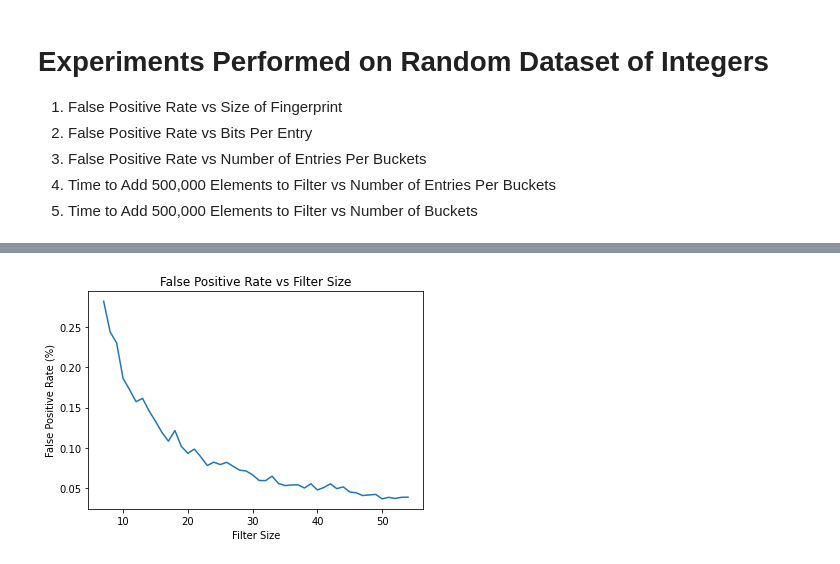
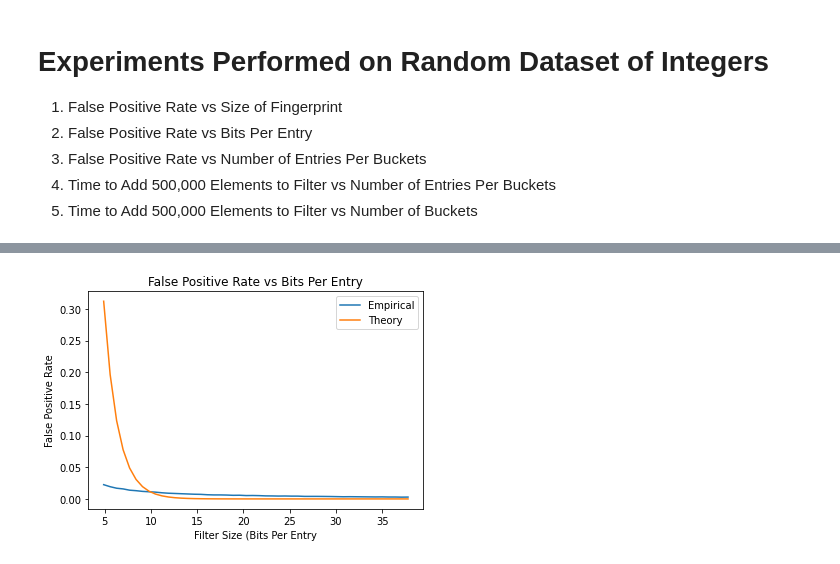
Before and after one commit to adamggibbs/data-structures-data-streams-project, a Jupyter notebook: CuckooFilter.ipynb, the cells around one changed output, grey strips where cells are left out. Cells and saved outputs as stored; diff of their text form; code cells hidden in the pictures.

```diff
--- a/CuckooFilter.ipynb
+++ b/CuckooFilter.ipynb
@@ -501,7 +458,7 @@ NameError: name 'test_input' is not defined
 # %%
-# READ IN DATA AND APPLY FILTER
+# TEST FILTER ON SMALL DATA STREAM
 
-cf2 = ExtendedCuckooFilter(20000, 3)
+cf2 = ExtendedCuckooFilter(20000, 4)
 
 print("Insertion Test")
 
@@ -735,8 +731,10 @@ plt.show()
 # %%
+f_size = 5
 sizes = [20000, 22500, 25000, 27500, 30000]
 entries = range(1,10)
-f_size = 5
+
 outputs = [[],[],[],[],[]]
+
 
 index = 0
 for size in sizes:
@@ -762,18 +760,20 @@ for size in sizes:
                     if cfe.lookup(element):
                         false_pos += 1
 
-        outputs[index].append(round(false_pos * 100 / checked, 4))
+        outputs[index].append(round(false_pos / checked, 4))
     index += 1
+
 
 # styles for line graph lines
 line_styles = ["solid", "dashed", "dotted", "dashdot", (0, (5, 10))]
 
+# make plot
 for i in range(0,len(sizes)):
     plt.plot(entries, outputs[i], label='('+str(sizes[i])+', f='+str(f_size)+')', linestyle=line_styles[i])
 
-plt.title("False Positive Rate vs Number of Entries Per Bucket")
+plt.title("False Positive Rate vs Number of Entries Per Bucket (Text Dataset)")
 plt.xlabel("Entries Per Bucket")
-plt.ylabel("False Positive Rate (%)")
+plt.ylabel("False Positive Rate")
 plt.legend()
 
 plt.show()
@@ -790,13 +794,15 @@ plt.show()
 # %%
+sizes = [400000, 500000, 600000, 700000, 800000]
+entries = 4
 
-sizes = [400000, 500000, 600000, 700000, 800000]
 outputs = [[], [], [], [], []]
+
 
 index = 0
 for size in sizes:
     for f_size in range(2,15):
 
-        cf = ExtendedCuckooFilter(size, 4, f_size)
+        cf = ExtendedCuckooFilter(size, entries, f_size)
 
         with open('insert.txt', 'rt') as data_stream:
             for line in data_stream:
@@ -812,7 +818,7 @@ for size in sizes:
                         if cf.lookup(element):
                             false_pos += 1
 
-        outputs[index].append(round(false_pos * 100 / checked, 4))
+        outputs[index].append(round(false_pos / checked, 4))
 
     index += 1
 
@@ -820,12 +826,13 @@ for size in sizes:
 # styles for line graph lines
 line_styles = ["solid", "dashed", "dotted", "dashdot", (0, (5, 10))]
 
+# make plot
 for i in range(0,5):
     plt.plot(range(2,15), outputs[i], label='('+str(sizes[i])+', '+str(4)+')', linestyle=line_styles[i])
 
 plt.title("False Positive Rate vs Fingerprint Size")
 plt.xlabel("Fingerprint Size (# of bits)")
-plt.ylabel("False Positive Rate (%)")
+plt.ylabel("False Positive Rate")
 plt.legend()
 
 plt.show()
@@ -838,35 +849,45 @@ outputs = []
 
 for size in sizes:
 
     cf = ExtendedCuckooFilter(size, 4, f_size)
 
     with open('insert.txt', 'rt') as data_stream:
         for line in data_stream:
             for element in line.split():
                     cf.insert(element)
 
     false_pos = 0
     checked = 0
     with open('lookup.txt', 'rt') as data_stream:
         for line in data_stream:
             for element in line.split():
                     checked += 1
                     if cf.lookup(element):
                         false_pos += 1
 
-    outputs.append(round(false_pos * 100 / checked, 4))
+    outputs.append(round(false_pos / checked, 4))
 
+# convert number of buckets to bits per entry
 bpe = []
 for size in sizes:
     b = 500000 / size
     bpe.append((f_size/b))
 
-plt.plot(bpe, outputs)
+# compute theoretical value of false positive rate
+theory = []
+for b in bpe:
+    val = 2**(b*0.955 - 3)
+    theory.append(1/val)
+
+# make plot
+plt.plot(bpe, outputs, label='Empirical')
+plt.plot(bpe, theory, label='Theory')
 
 plt.title("False Positive Rate vs Bits Per Entry")
-plt.xlabel("Filter Size")
-plt.ylabel("False Positive Rate (%)")
+plt.xlabel("Filter Size (Bits Per Entry")
+plt.ylabel("False Positive Rate")
+plt.legend()
 
 plt.show()
 # %% [output]
-[figure, old version]
+[figure, new version]
```
Also changed, not shown: parts of 27 cells of this notebook.
